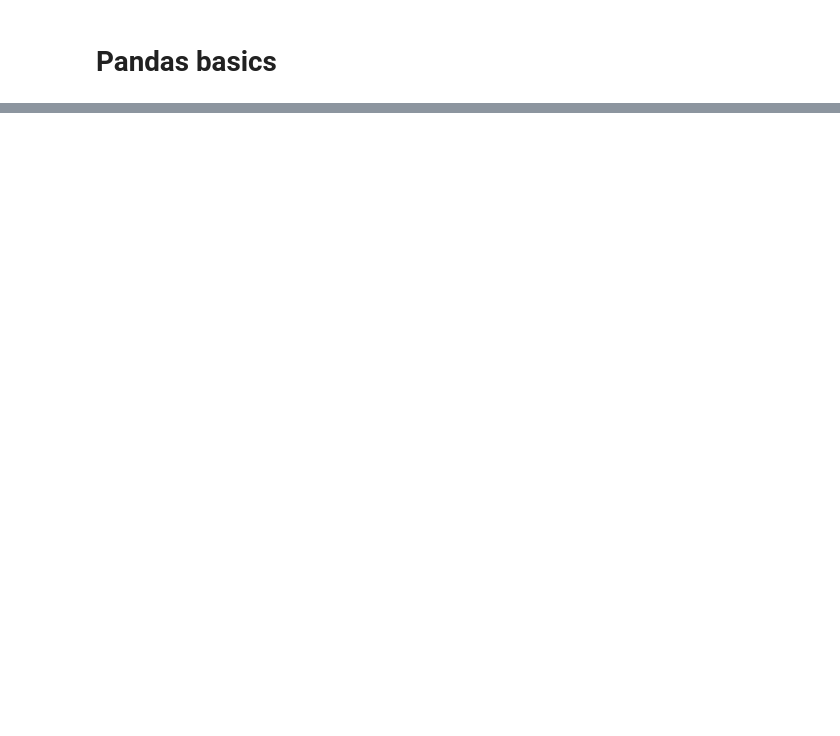
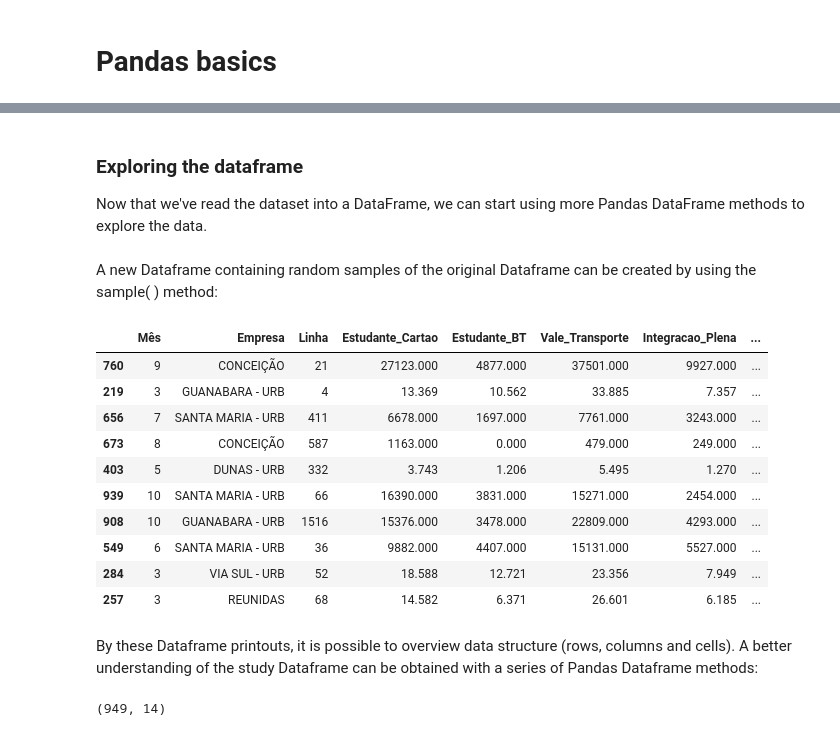
Before and after one commit to aguinaldoabbj/minicourse_open_data_natal_2019, a Jupyter notebook: 1_intro_pandas.ipynb, the cells around one changed output, grey strips where cells are left out. Cells and saved outputs as stored; diff of their text form; code cells hidden in the pictures; blank space fills up the shorter version.

Commit message:
Starting works

```diff
--- a/1_intro_pandas.ipynb
+++ b/1_intro_pandas.ipynb
@@ -35,0 +50,3 @@ dados-be-2018-anali 100%[===================>]  71.28K  --.-KB/s    in 0.03s
+# %%
+# CSV file uses ';' as separator and is encodded in iso-8859-1
+df = pd.read_csv("dados-be-2018-analitico.csv", encoding='iso-8859-1', sep=';')
@@ -35,0 +64,28 @@ dados-be-2018-anali 100%[===================>]  71.28K  --.-KB/s    in 0.03s
+# %% [markdown]
+### Exploring the dataframe
+Now that we've read the dataset into a DataFrame, we can start using more Pandas DataFrame methods to explore the data.
+# %% [markdown]
+A new Dataframe containing random samples of the original Dataframe can be created by using the sample( ) method:
+# %%
+sample_df = df.sample(10)
+#show Dataframe
+sample_df
+# %% [output]
+|  | Mês | Empresa | Linha | Estudante_Cartao | Estudante_BT | Vale_Transporte | Integracao_Plena | ... |
+| 760 | 9 | CONCEIÇÃO | 21 | 27123.000 | 4877.000 | 37501.000 | 9927.000 | ... |
+| 219 | 3 | GUANABARA - URB | 4 | 13.369 | 10.562 | 33.885 | 7.357 | ... |
+| 656 | 7 | SANTA MARIA - URB | 411 | 6678.000 | 1697.000 | 7761.000 | 3243.000 | ... |
+| 673 | 8 | CONCEIÇÃO | 587 | 1163.000 | 0.000 | 479.000 | 249.000 | ... |
+| 403 | 5 | DUNAS - URB | 332 | 3.743 | 1.206 | 5.495 | 1.270 | ... |
+| 939 | 10 | SANTA MARIA - URB | 66 | 16390.000 | 3831.000 | 15271.000 | 2454.000 | ... |
+| 908 | 10 | GUANABARA - URB | 1516 | 15376.000 | 3478.000 | 22809.000 | 4293.000 | ... |
+| 549 | 6 | SANTA MARIA - URB | 36 | 9882.000 | 4407.000 | 15131.000 | 5527.000 | ... |
+| 284 | 3 | VIA SUL - URB | 52 | 18.588 | 12.721 | 23.356 | 7.949 | ... |
+| 257 | 3 | REUNIDAS | 68 | 14.582 | 6.371 | 26.601 | 6.185 | ... |
+# %% [markdown]
+By these Dataframe printouts, it is possible to overview data structure (rows, columns and cells). A better understanding of the study Dataframe can be obtained with a series of Pandas Dataframe methods:
+# %%
+#get the shape of the df
+df.shape
+# %% [output]
+(949, 14)
```
Also changed, not shown: parts of 13 cells of this notebook.
